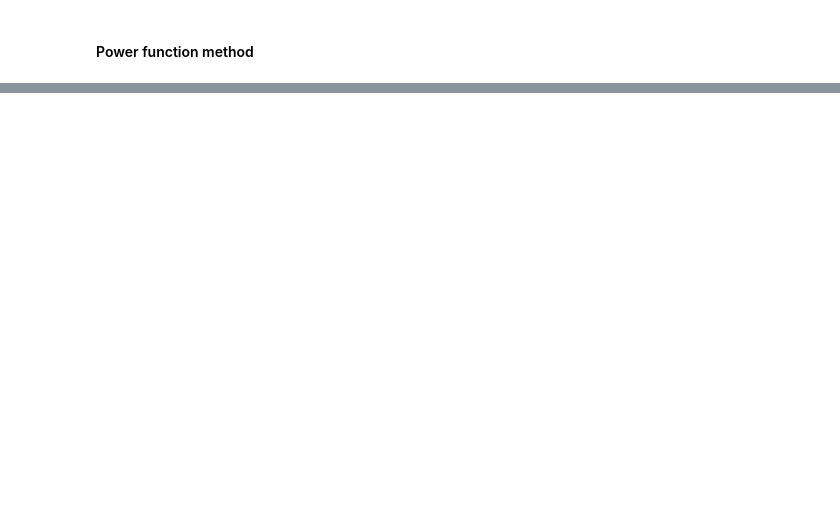
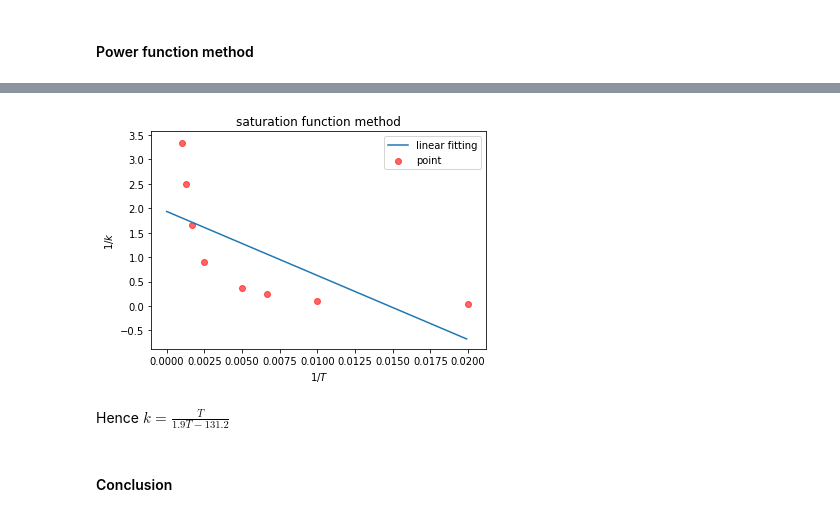
Before and after one commit to VIoletYisi/CaiJiBaoTuan, a Jupyter notebook: Group_Homework/Sixth/Problem 1,5.ipynb, the cells around one changed output, grey strips where cells are left out. Saved outputs shown, nothing was run; the diff lists cells and outputs as text; code cells hidden in the pictures; blank space fills up the shorter version.

```diff
--- a/Group_Homework/Sixth/Problem 1,5.ipynb
+++ b/Group_Homework/Sixth/Problem 1,5.ipynb
@@ -128,0 +187,3 @@ plt.show()
+# %%
+one_T = 1. / T
+one_k = 1. / k
@@ -128,0 +201,16 @@ plt.show()
+# %%
+x = np.arange(0,0.02,0.0001)
+y = a + b * x
+plt.title('saturation function method')
+plt.xlabel('$1/T$')
+plt.ylabel('$1/k$')
+plt.plot(x, y)
+plt.scatter(one_T, one_k, alpha=0.6, color='red')
+plt.legend(['linear fitting','point'] )
+plt.show()
+# %% [output]
+[figure, added]
+# %% [markdown]
+Hence $k = \frac{T}{1.9 T -131.2 }$
+# %% [markdown]
+#### Conclusion
```
Also changed, not shown: parts of 22 cells of this notebook.
